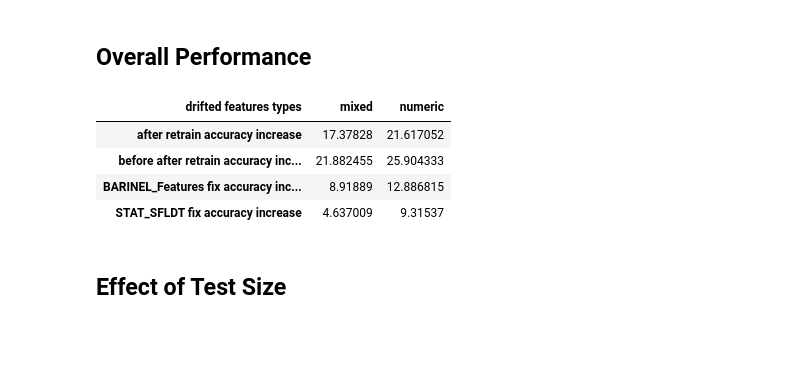
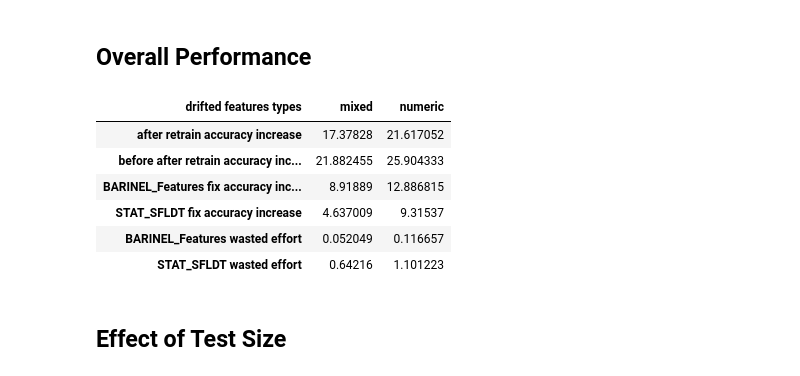
Before and after one commit to yoavzelinger/APPETITE, a Jupyter notebook: results_exploration.ipynb, the cells around one changed output. Drawn from its saved outputs; the diff is of its cells as text; code cells hidden in the pictures; blank space fills up the shorter version.

Commit message:
adding wasted effortes + filename change

```diff
--- a/results_exploration.ipynb
+++ b/results_exploration.ipynb
@@ -12,7 +12,7 @@ from Tester import RESULTS_FULL_PATH, AFTER_WINDOW_TEST_SIZES
 
 SIGNIFICANCE_LEVEL = 0.05
 # %%
-file_name = "results_12-04-2025_08-45-25.csv"
+file_name = "full results.csv"
 
 dtypes = {
     "after window size": "float64",
@@ -38,6 +38,7 @@ dtypes = {
 results_df = read_csv(os_path.join(RESULTS_FULL_PATH, file_name), dtype=dtypes)
 
 accuracy_increase_columns = [column for column in results_df.columns if column.endswith("accuracy increase")]
+wasted_efforts_columns = [column for column in results_df.columns if column.endswith("wasted effort")]
 
 print(f"Datasets count: {len(results_df['drift description'].apply(lambda x: x.split('__')[0]).unique())}")
 
@@ -54,28 +55,30 @@ Datasets count: 33
 ## Overall Performance
 # %%
 # filter results with after window size 1
-relevant_columns = ["drifted features types"] + accuracy_increase_columns
+relevant_columns = ["drifted features types"] + accuracy_increase_columns + wasted_efforts_columns
 results_df_after_size_1 = results_df[results_df["after window size"] == 1][relevant_columns]
 
 numeric_results_filter = lambda features_types: all([feature_type == "numeric" for feature_type in features_types.split(", ")])
 categorical_results_filter = lambda features_types: all([feature_type == "binary" for feature_type in features_types.split(", ")])
 
 get_all_features_types = lambda features_types: "numeric" if numeric_results_filter(features_types) else "binary" if categorical_results_filter(features_types) else "mixed"
 
 results_df_after_size_1["drifted features types"] = results_df_after_size_1["drifted features types"].apply(get_all_features_types)
 # group by features types and get the mean of each group
 results_df_after_size_1_grouped = results_df_after_size_1.groupby("drifted features types").mean().reset_index()
 # Transpose the table and make the first row the header
 results_df_after_size_1_grouped = results_df_after_size_1_grouped.T
 results_df_after_size_1_grouped.columns = results_df_after_size_1_grouped.iloc[0]
 results_df_after_size_1_grouped = results_df_after_size_1_grouped[1:]
 results_df_after_size_1_grouped
 # %% [output]
 | drifted features types | mixed | numeric |
 | after retrain accuracy increase | 17.37828 | 21.617052 |
 | before after retrain accuracy inc... | 21.882455 | 25.904333 |
 | BARINEL_Features fix accuracy inc... | 8.91889 | 12.886815 |
 | STAT_SFLDT fix accuracy increase | 4.637009 | 9.31537 |
+| BARINEL_Features wasted effort | 0.052049 | 0.116657 |
+| STAT_SFLDT wasted effort | 0.64216 | 1.101223 |
 # %% [markdown]
 ## Effect of Test Size
 # %%
```
